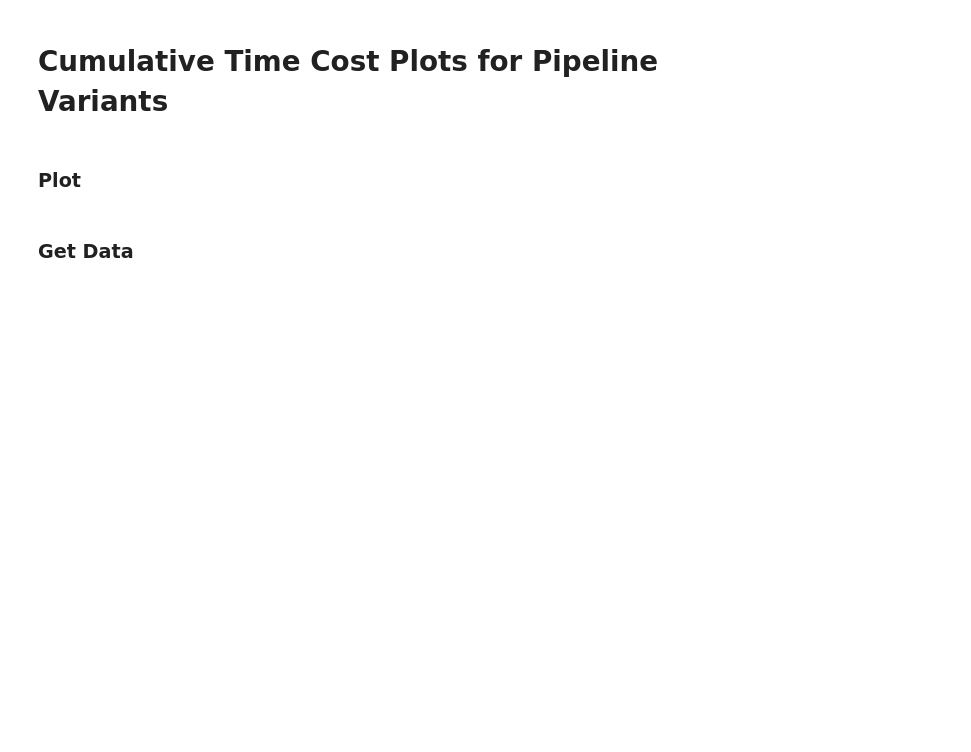
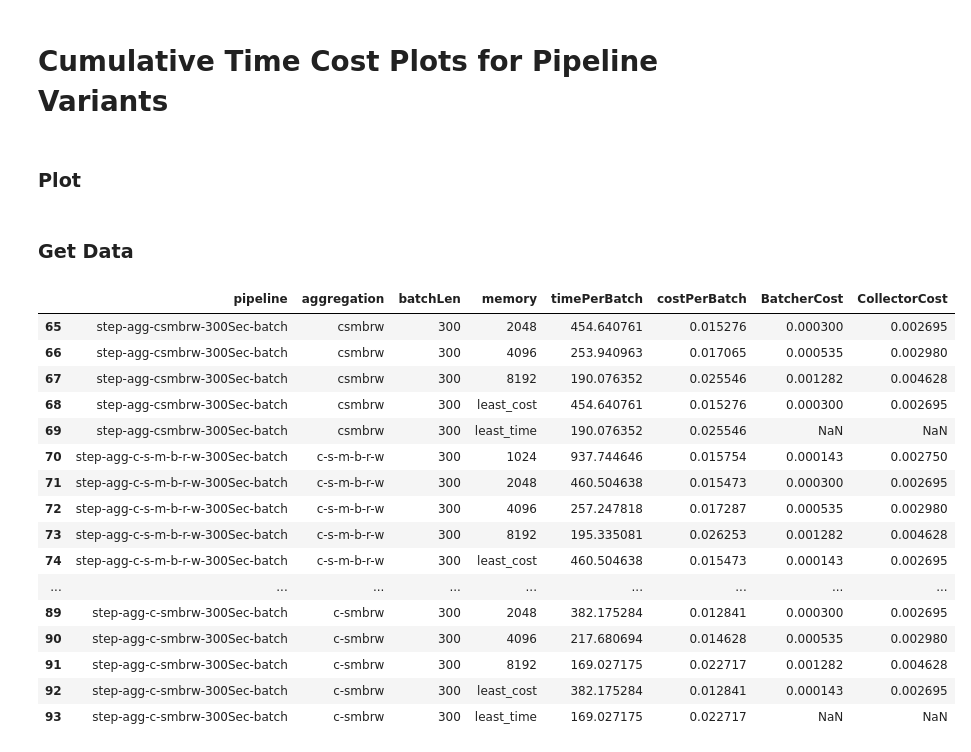
Before and after one commit to serverless-video-processing/lambda-pipeline, a Jupyter notebook: lambda-code-step/analysis/batch-collect-plots.ipynb, the cells around one changed output. Saved outputs shown, nothing was run; the diff lists cells and outputs as text; code cells hidden in the pictures; blank space fills up the shorter version.

```diff
--- a/lambda-code-step/analysis/batch-collect-plots.ipynb
+++ b/lambda-code-step/analysis/batch-collect-plots.ipynb
@@ -364,4 +364,24 @@ for batch_len in [120, 150, 300]:
 # %%
 totalStatDF = pd.DataFrame(allStatsDict)
+# %%
+totalStatDF[totalStatDF["batchLen"]==300]
+# %% [output]
+|  | pipeline | aggregation | batchLen | memory | timePerBatch | costPerBatch | BatcherCost | CollectorCost |
+| 65 | step-agg-csmbrw-300Sec-batch | csmbrw | 300 | 2048 | 454.640761 | 0.015276 | 0.000300 | 0.002695 |
+| 66 | step-agg-csmbrw-300Sec-batch | csmbrw | 300 | 4096 | 253.940963 | 0.017065 | 0.000535 | 0.002980 |
+| 67 | step-agg-csmbrw-300Sec-batch | csmbrw | 300 | 8192 | 190.076352 | 0.025546 | 0.001282 | 0.004628 |
+| 68 | step-agg-csmbrw-300Sec-batch | csmbrw | 300 | least_cost | 454.640761 | 0.015276 | 0.000300 | 0.002695 |
+| 69 | step-agg-csmbrw-300Sec-batch | csmbrw | 300 | least_time | 190.076352 | 0.025546 | NaN | NaN |
+| 70 | step-agg-c-s-m-b-r-w-300Sec-batch | c-s-m-b-r-w | 300 | 1024 | 937.744646 | 0.015754 | 0.000143 | 0.002750 |
+| 71 | step-agg-c-s-m-b-r-w-300Sec-batch | c-s-m-b-r-w | 300 | 2048 | 460.504638 | 0.015473 | 0.000300 | 0.002695 |
+| 72 | step-agg-c-s-m-b-r-w-300Sec-batch | c-s-m-b-r-w | 300 | 4096 | 257.247818 | 0.017287 | 0.000535 | 0.002980 |
+| 73 | step-agg-c-s-m-b-r-w-300Sec-batch | c-s-m-b-r-w | 300 | 8192 | 195.335081 | 0.026253 | 0.001282 | 0.004628 |
+| 74 | step-agg-c-s-m-b-r-w-300Sec-batch | c-s-m-b-r-w | 300 | least_cost | 460.504638 | 0.015473 | 0.000143 | 0.002695 |
+| ... | ... | ... | ... | ... | ... | ... | ... | ... |
+| 89 | step-agg-c-smbrw-300Sec-batch | c-smbrw | 300 | 2048 | 382.175284 | 0.012841 | 0.000300 | 0.002695 |
+| 90 | step-agg-c-smbrw-300Sec-batch | c-smbrw | 300 | 4096 | 217.680694 | 0.014628 | 0.000535 | 0.002980 |
+| 91 | step-agg-c-smbrw-300Sec-batch | c-smbrw | 300 | 8192 | 169.027175 | 0.022717 | 0.001282 | 0.004628 |
+| 92 | step-agg-c-smbrw-300Sec-batch | c-smbrw | 300 | least_cost | 382.175284 | 0.012841 | 0.000143 | 0.002695 |
+| 93 | step-agg-c-smbrw-300Sec-batch | c-smbrw | 300 | least_time | 169.027175 | 0.022717 | NaN | NaN |
 # %%
 totalStatDF["noOfBatch"] = totalStatDF.apply(lambda x: 10*60/x["batchLen"], axis=1)
```
Also changed, not shown: parts of 5 cells of this notebook, 1 other file.
